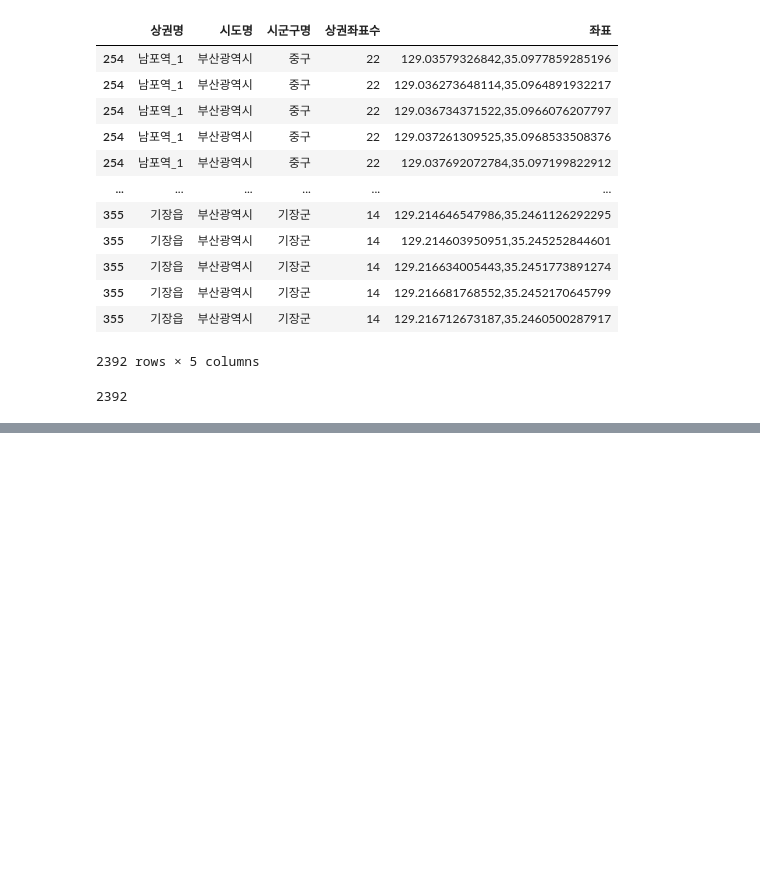
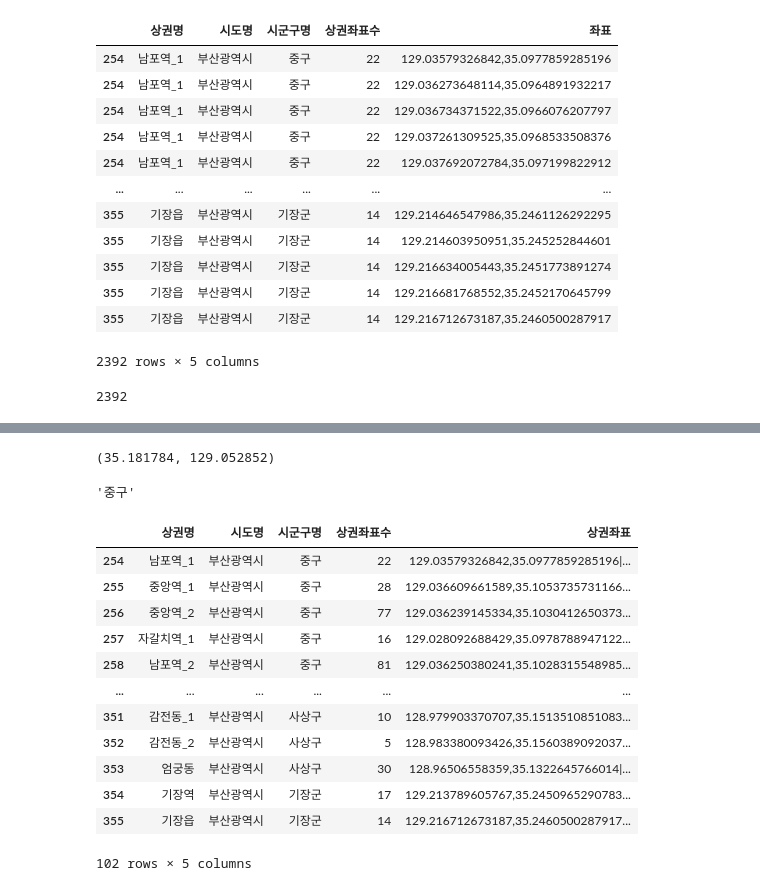
Before and after one commit to leesominn/ProjectEDA, a Jupyter notebook: commercial_Area/commercial_Area.ipynb, the cells around one changed output, grey strips where cells are left out. Cells and saved outputs as stored; diff of their text form; code cells hidden in the pictures; blank space fills up the shorter version.

```diff
--- a/commercial_Area/commercial_Area.ipynb
+++ b/commercial_Area/commercial_Area.ipynb
@@ -286,3 +290,9 @@ m
 # m
 # %% [output]
 [interactive output not drawn]
+# %%
+lat = 35.181784
+long = 129.052852
+(lat, long)
+# %% [output]
+(35.181784, 129.052852)
@@ -288,0 +304,20 @@ m
+# %%
+geo_json['features'][0]['properties']['name']
+# %% [output]
+'중구'
+# %%
+busan
+# %% [output]
+|  | 상권명 | 시도명 | 시군구명 | 상권좌표수 | 상권좌표 |
+| 254 | 남포역_1 | 부산광역시 | 중구 | 22 | 129.03579326842,35.0977859285196|... |
+| 255 | 중앙역_1 | 부산광역시 | 중구 | 28 | 129.036609661589,35.1053735731166... |
+| 256 | 중앙역_2 | 부산광역시 | 중구 | 77 | 129.036239145334,35.1030412650373... |
+| 257 | 자갈치역_1 | 부산광역시 | 중구 | 16 | 129.028092688429,35.0978788947122... |
+| 258 | 남포역_2 | 부산광역시 | 중구 | 81 | 129.036250380241,35.1028315548985... |
+| ... | ... | ... | ... | ... | ... |
+| 351 | 감전동_1 | 부산광역시 | 사상구 | 10 | 128.979903370707,35.1513510851083... |
+| 352 | 감전동_2 | 부산광역시 | 사상구 | 5 | 128.983380093426,35.1560389092037... |
+| 353 | 엄궁동 | 부산광역시 | 사상구 | 30 | 128.96506558359,35.1322645766014|... |
+| 354 | 기장역 | 부산광역시 | 기장군 | 17 | 129.213789605767,35.2450965290783... |
+| 355 | 기장읍 | 부산광역시 | 기장군 | 14 | 129.216712673187,35.2460500287917... |
+102 rows × 5 columns
```
Also changed, not shown: parts of 6 cells of this notebook.
